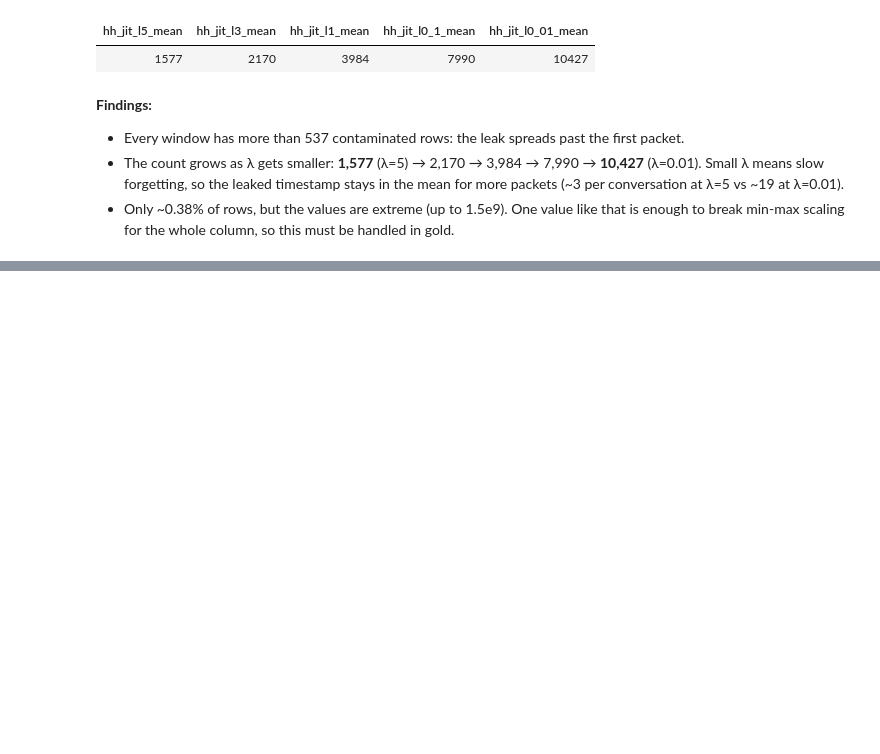
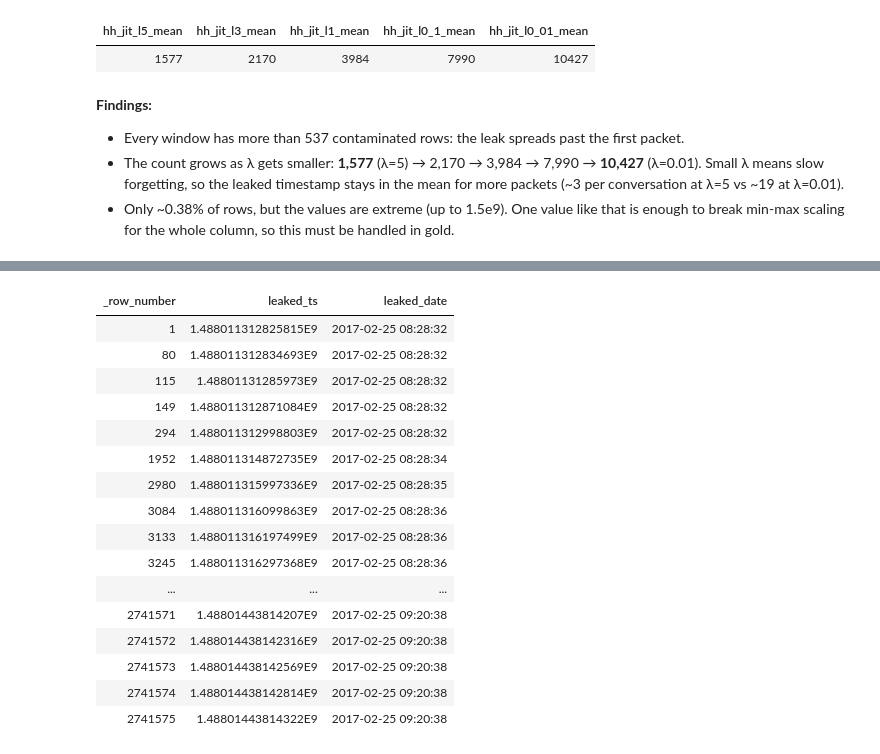
Before and after one commit to SantiLopBla/kitsune-network-anomaly-detection, a Jupyter notebook: Notebooks/Exploration/eda_syn_dos.ipynb, the cells around one changed output, grey strips where cells are left out. Saved outputs shown, nothing was run; the diff lists cells and outputs as text; code cells hidden in the pictures; blank space fills up the shorter version.

Commit message:
feat(eda): use leaked timestamps as a real time axis

```diff
--- a/Notebooks/Exploration/eda_syn_dos.ipynb
+++ b/Notebooks/Exploration/eda_syn_dos.ipynb
@@ -213,0 +220,32 @@ display(contaminated_counts)
+# %%
+# Rows where the mean is a leaked timestamp (first packet of a new conversation)
+leaked = (
+    packets
+    .filter(col >= TIMESTAMP_THRESHOLD)  # keep only rows above 1e9
+    .select(
+        "_row_number",
+        F.col("hh_jit_l0_01_mean").alias("leaked_ts"),
+        F.from_unixtime("hh_jit_l0_01_mean").alias("leaked_date"),  # seconds -> readable date
+    )
+    .orderBy("_row_number")
+)
+
+display(leaked)
+# %% [output]
+| _row_number | leaked_ts | leaked_date |
+| 1 | 1.488011312825815E9 | 2017-02-25 08:28:32 |
+| 80 | 1.488011312834693E9 | 2017-02-25 08:28:32 |
+| 115 | 1.48801131285973E9 | 2017-02-25 08:28:32 |
+| 149 | 1.488011312871084E9 | 2017-02-25 08:28:32 |
+| 294 | 1.488011312998803E9 | 2017-02-25 08:28:32 |
+| 1952 | 1.488011314872735E9 | 2017-02-25 08:28:34 |
+| 2980 | 1.488011315997336E9 | 2017-02-25 08:28:35 |
+| 3084 | 1.488011316099863E9 | 2017-02-25 08:28:36 |
+| 3133 | 1.488011316197499E9 | 2017-02-25 08:28:36 |
+| 3245 | 1.488011316297368E9 | 2017-02-25 08:28:36 |
+| ... | ... | ... |
+| 2741571 | 1.48801443814207E9 | 2017-02-25 09:20:38 |
+| 2741572 | 1.488014438142316E9 | 2017-02-25 09:20:38 |
+| 2741573 | 1.488014438142569E9 | 2017-02-25 09:20:38 |
+| 2741574 | 1.488014438142814E9 | 2017-02-25 09:20:38 |
+| 2741575 | 1.48801443814322E9 | 2017-02-25 09:20:38 |
```
Also changed, not shown: parts of 4 cells of this notebook.
